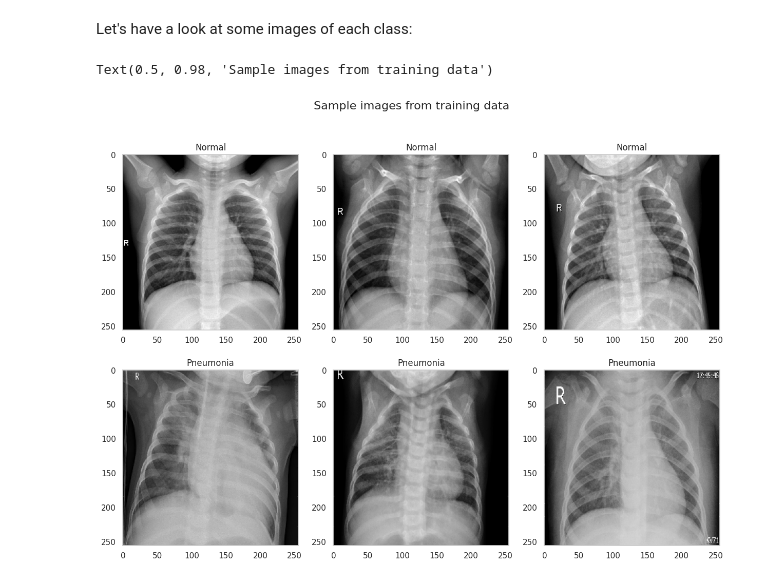
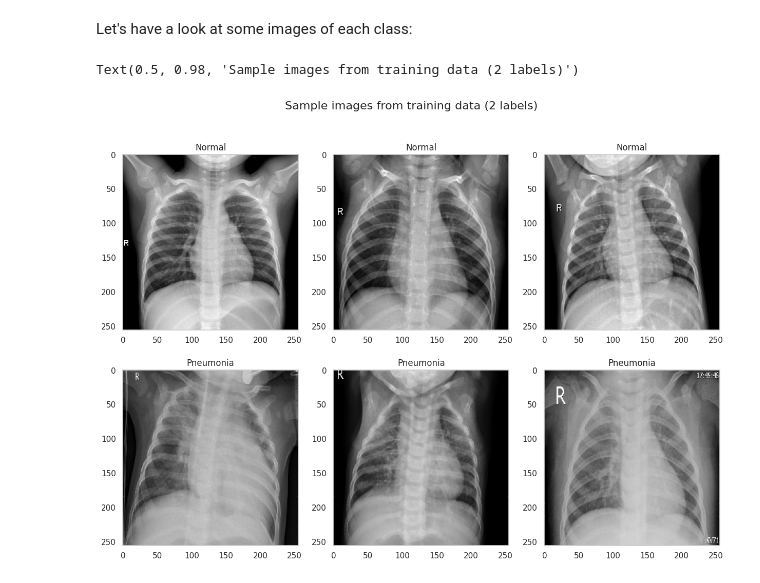
Before and after one commit to JHSchlegel/ML4Healthcare, a Jupyter notebook: project1/task2/EDA.ipynb, the cells around one changed output. Cells and saved outputs as stored; diff of their text form; code cells hidden in the pictures.

```diff
--- a/project1/task2/EDA.ipynb
+++ b/project1/task2/EDA.ipynb
@@ -157,18 +157,19 @@ Thus, our validation set consists only of normal and Bacterial Pneumonia images.
 # %% [markdown]
 Let's have a look at some images of each class:
 # %%
-fig, axs = plt.subplots(2, 3, figsize = (15, 10))
+fig, axs = plt.subplots(2, 3, figsize=(15, 10))
 axs = axs.flatten()
 
-for i, label in enumerate(['Normal', 'Pneumonia']):
+for i, label in enumerate(["Normal", "Pneumonia"]):
     for j in range(3):
-        ax = axs[i*3 + j]
+        # for all images of a label a separate row
+        ax = axs[3 * i + j]
 
-        ax.imshow(train_images[np.where(train_labels==i)[0]][j], cmap='gray')
+        ax.imshow(train_images[np.where(train_labels == i)[0]][j], cmap="gray")
         ax.set_title(f"{label}")
         # remove grid lines
         ax.grid(False)
 fig.suptitle("Sample images from training data (2 labels)", fontsize=16)
 # %% [output]
-Text(0.5, 0.98, 'Sample images from training data')
+Text(0.5, 0.98, 'Sample images from training data (2 labels)')
-[figure, old version]
+[figure, new version]
```
Also changed, not shown: parts of 3 cells of this notebook.
